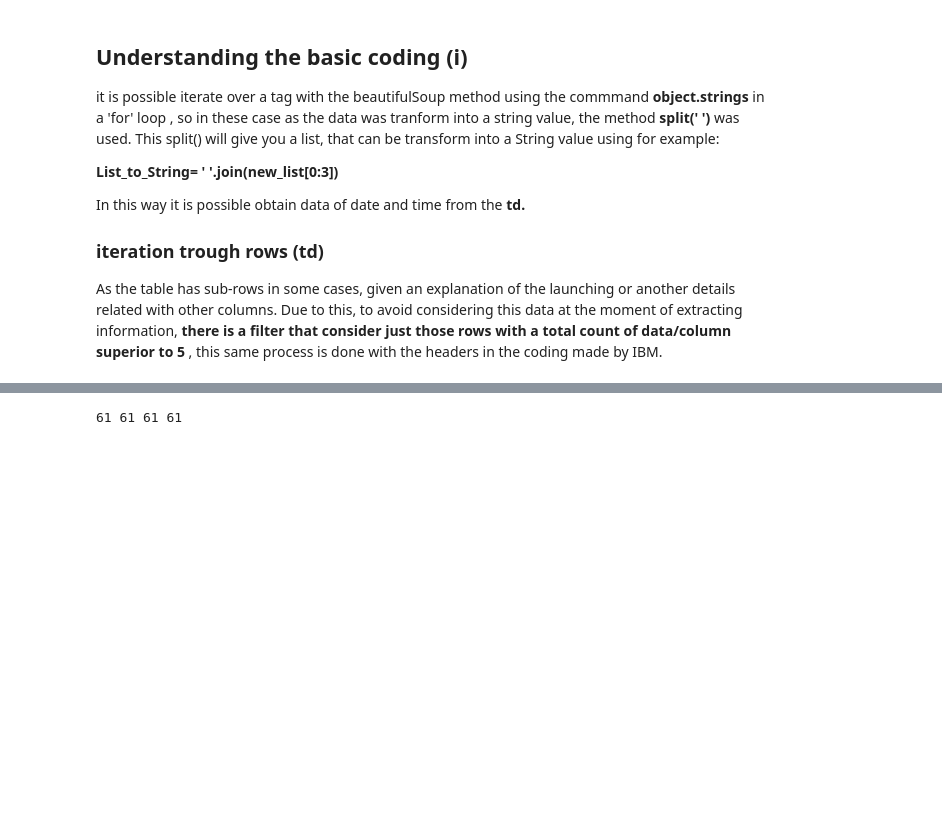
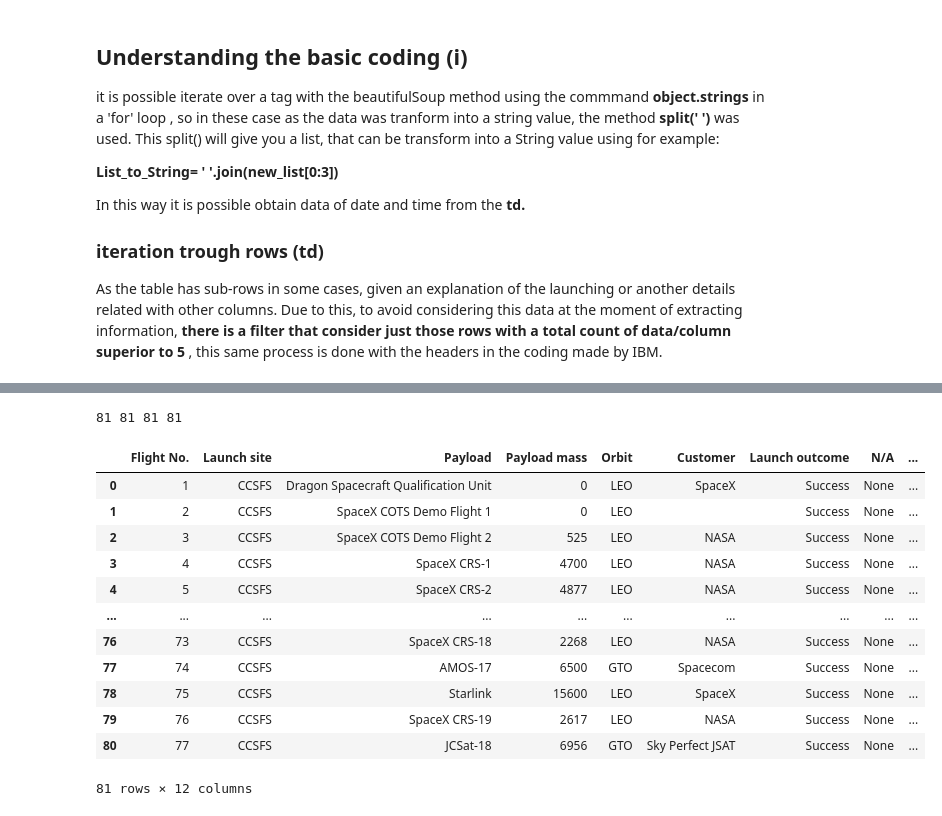
Before and after one commit to crisbpadilla/DataScience_Course, a Jupyter notebook: SpaceX_Soup.ipynb, the cells around one changed output, grey strips where cells are left out. Saved outputs shown, nothing was run; the diff lists cells and outputs as text; code cells hidden in the pictures; blank space fills up the shorter version.

Commit message:
Add files via upload
Final code, it iterate over all the tables on the page and get the historical information of the launches made by SPACE X

```diff
--- a/SpaceX_Soup.ipynb
+++ b/SpaceX_Soup.ipynb
@@ -7,7 +7,7 @@ import requests
 import pandas as pd
 from bs4 import BeautifulSoup
 # %%
-url='https://en.wikipedia.org/wiki/List_of_Falcon_9_and_Falcon_Heavy_launches'
+url='https://en.wikipedia.org/wiki/List_of_Falcon_9_and_Falcon_Heavy_launches_(2010%E2%80%932019)'
 response= requests.get(url)
 response
 # %% [output]
@@ -20,4 +20,4 @@ soup.title
 # %%
-lunch_table= soup.find_all('table')[2]
+lunch_table= soup.find_all('table')[5]
 lunch_table
 # %% [output]
@@ -41,6 +61,6 @@ lunch_table
 # %%
 table_columns = []
-flights=[]
+#flights=[]
 for row in lunch_table.find_all('th'):
     if row.a:
         row.a.extract()
@@ -52,10 +72,9 @@ for row in lunch_table.find_all('th'):
     values = row.get_text(strip=True, separator=" ")
     if not values.isdigit() and values !='' and values!='FH 4':
         table_columns.append(values)
-    if values.isdigit() or values =='FH 4':
-        flights.append(values)
+   # if values.isdigit() or values =='FH 4':
+   #     flights.append(values)
 
 
 print(table_columns)
-print(flights, len(flights))
 # %% [output]
@@ -159,4 +225,21 @@ Launch_dict
 # %%
 print(len(Launch_dict['Flight No.']),len(Launch_dict['Time']),len(Launch_dict['Payload']),len(Launch_dict['Date']))
+df=pd.DataFrame(Launch_dict)
 # %% [output]
-61 61 61 61
+81 81 81 81
+# %%
+df
+# %% [output]
+|  | Flight No. | Launch site | Payload | Payload mass | Orbit | Customer | Launch outcome | N/A | ... |
+| 0 | 1 | CCSFS | Dragon Spacecraft Qualification Unit | 0 | LEO | SpaceX | Success | None | ... |
+| 1 | 2 | CCSFS | SpaceX COTS Demo Flight 1 | 0 | LEO |  | Success | None | ... |
+| 2 | 3 | CCSFS | SpaceX COTS Demo Flight 2 | 525 | LEO | NASA | Success | None | ... |
+| 3 | 4 | CCSFS | SpaceX CRS-1 | 4700 | LEO | NASA | Success | None | ... |
+| 4 | 5 | CCSFS | SpaceX CRS-2 | 4877 | LEO | NASA | Success | None | ... |
+| ... | ... | ... | ... | ... | ... | ... | ... | ... | ... |
+| 76 | 73 | CCSFS | SpaceX CRS-18 | 2268 | LEO | NASA | Success | None | ... |
+| 77 | 74 | CCSFS | AMOS-17 | 6500 | GTO | Spacecom | Success | None | ... |
+| 78 | 75 | CCSFS | Starlink | 15600 | LEO | SpaceX | Success | None | ... |
+| 79 | 76 | CCSFS | SpaceX CRS-19 | 2617 | LEO | NASA | Success | None | ... |
+| 80 | 77 | CCSFS | JCSat-18 | 6956 | GTO | Sky Perfect JSAT | Success | None | ... |
+81 rows × 12 columns
```
Also changed, not shown: parts of 6 cells of this notebook.
